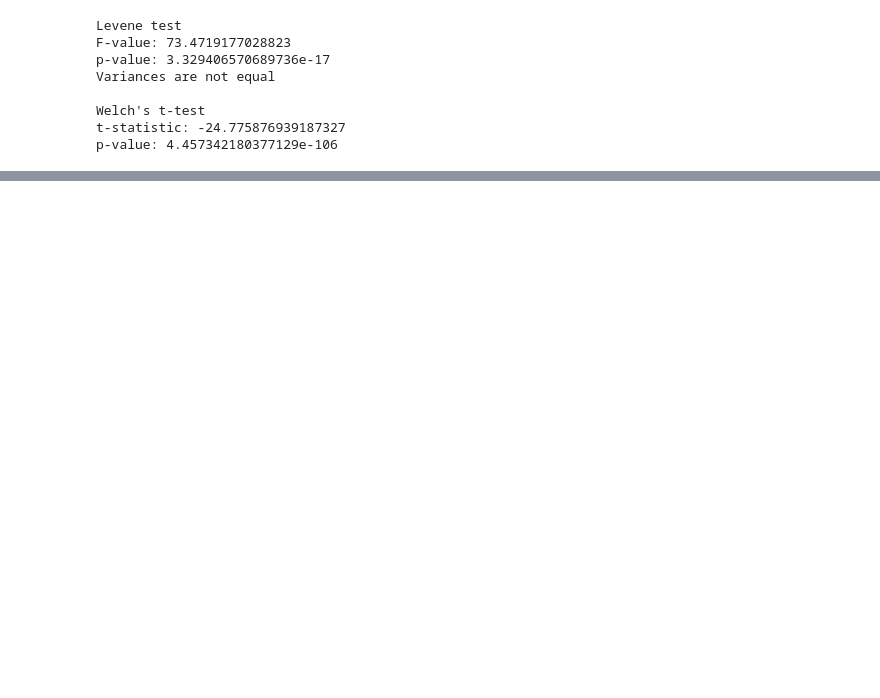
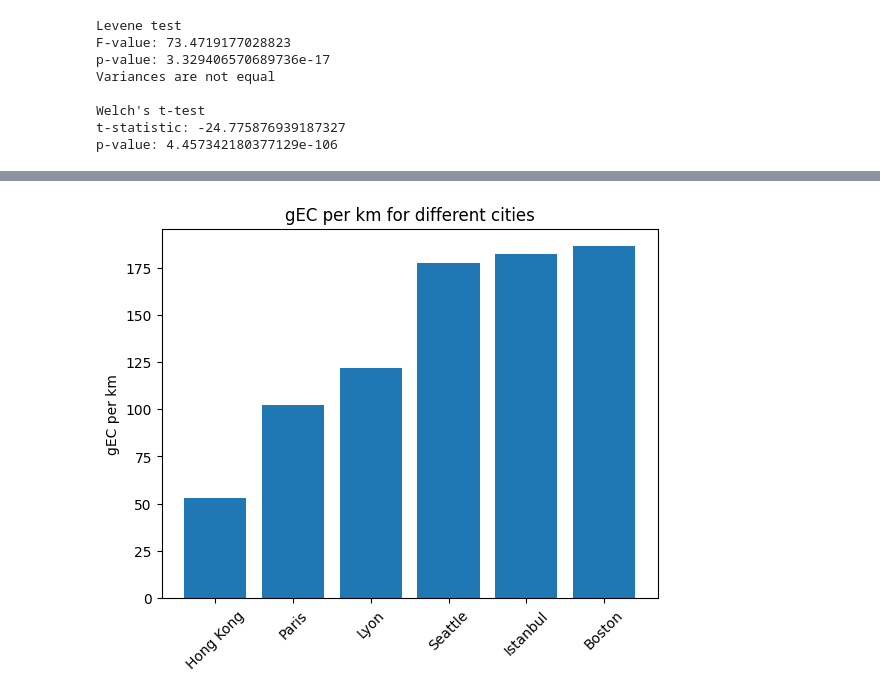
Before and after one commit to AldenCutler/LyonE24, a Jupyter notebook: stats-graphs/gec.ipynb, the cells around one changed output, grey strips where cells are left out. Cells and saved outputs as stored; diff of their text form; code cells hidden in the pictures; blank space fills up the shorter version.

Commit message:
add comparison to other cities

```diff
--- a/stats-graphs/gec.ipynb
+++ b/stats-graphs/gec.ipynb
@@ -320,0 +420,28 @@ p-value: 4.457342180377129e-106
+# %%
+seattle_gec_km = 177.23
+boston_gec_km = 186.3
+paris_gec_km = 102.41
+istanbul_gec_km = 182
+hong_kong_gec_km = 53.07
+lyon_gec_km = 122.027
+
+cities = {
+    'Seattle': seattle_gec_km,
+    'Boston': boston_gec_km,
+    'Paris': paris_gec_km,
+    'Istanbul': istanbul_gec_km,
+    'Hong Kong': hong_kong_gec_km,
+    'Lyon': lyon_gec_km
+}
+# sort the cities by gEC per km
+cities = dict(sorted(cities.items(), key=lambda x: x[1]))
+
+# barchart of gEC per km for different cities in ascending order
+plt.bar(cities.keys(), cities.values())
+plt.xticks(rotation=45)
+plt.ylabel('gEC per km')
+plt.title('gEC per km for different cities')
+plt.savefig('out/gec/gEC_per_km_for_different_cities.png', bbox_inches='tight')
+plt.show()
+# %% [output]
+[figure, added]
```
Also changed, not shown: parts of 10 cells of this notebook, 3 other files.
